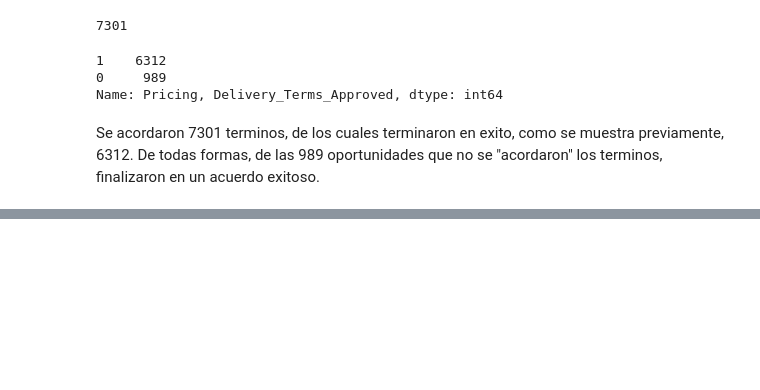
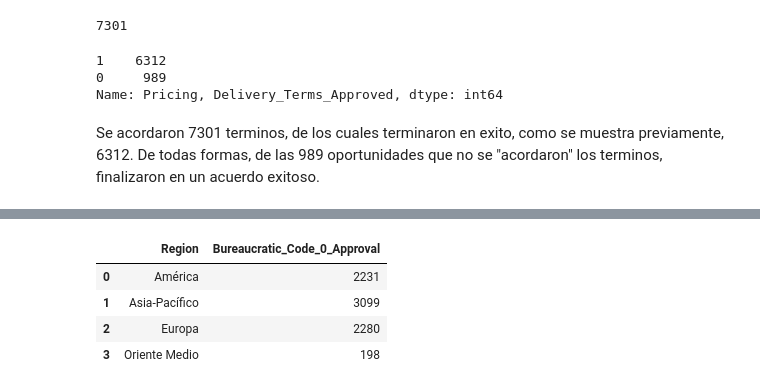
Before and after one commit to miguelAfonzalida/TP1-OrgaDatos, a Jupyter notebook: TP1_Burocracia.ipynb, the cells around one changed output, grey strips where cells are left out. Cells and saved outputs as stored; diff of their text form; code cells hidden in the pictures; blank space fills up the shorter version.

```diff
--- a/TP1_Burocracia.ipynb
+++ b/TP1_Burocracia.ipynb
@@ -182,0 +195,15 @@ Se acordaron 7301 terminos, de los cuales terminaron en exito, como se muestra p
+# %%
+peticion_burocracia = df_burocracia[df_burocracia['Bureaucratic_Code_0_Approval']==1]
+peticion_por_region = peticion_burocracia.groupby('Region').agg({'Bureaucratic_Code_0_Approval':['count']})
+
+level0 = peticion_por_region.columns.get_level_values(0)
+level1 = peticion_por_region.columns.get_level_values(1)
+peticion_por_region.columns = level0
+peticion_por_region.reset_index(inplace= True)
+peticion_por_region
+# %% [output]
+|  | Region | Bureaucratic_Code_0_Approval |
+| 0 | América | 2231 |
+| 1 | Asia-Pacífico | 3099 |
+| 2 | Europa | 2280 |
+| 3 | Oriente Medio | 198 |
```
Also changed, not shown: parts of 13 cells of this notebook.
